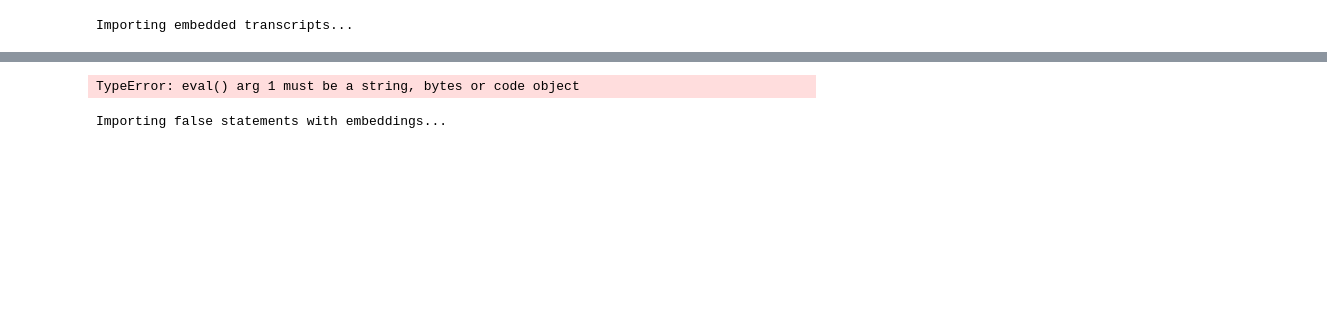
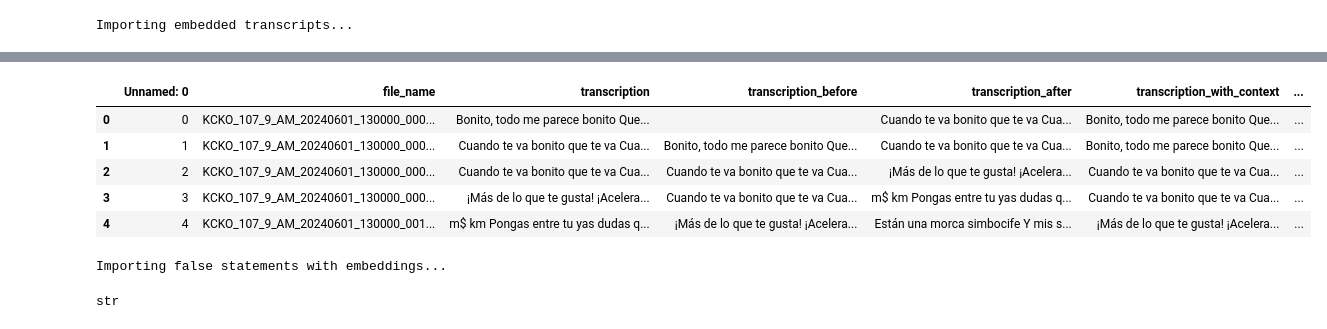
Before and after one commit to jrynning1/misinforadio, a Jupyter notebook: notebooks/5_embeddings_comparisons.ipynb, the cells around one changed output, grey strips where cells are left out. Cells and saved outputs as stored; diff of their text form; code cells hidden in the pictures; blank space fills up the shorter version.

```diff
--- a/notebooks/5_embeddings_comparisons.ipynb
+++ b/notebooks/5_embeddings_comparisons.ipynb
@@ -33,4 +71,12 @@ for embedding in transcript_df['transcription_embedding']:
+# %%
+transcript_df.head()
+# %% [output]
+|  | Unnamed: 0 | file_name | transcription | transcription_before | transcription_after | transcription_with_context | ... |
+| 0 | 0 | KCKO_107_9_AM_20240601_130000_000... | Bonito, todo me parece bonito Que... |  | Cuando te va bonito que te va Cua... | Bonito, todo me parece bonito Que... | ... |
+| 1 | 1 | KCKO_107_9_AM_20240601_130000_000... | Cuando te va bonito que te va Cua... | Bonito, todo me parece bonito Que... | Cuando te va bonito que te va Cua... | Bonito, todo me parece bonito Que... | ... |
+| 2 | 2 | KCKO_107_9_AM_20240601_130000_000... | Cuando te va bonito que te va Cua... | Cuando te va bonito que te va Cua... | ¡Más de lo que te gusta! ¡Acelera... | Cuando te va bonito que te va Cua... | ... |
+| 3 | 3 | KCKO_107_9_AM_20240601_130000_000... | ¡Más de lo que te gusta! ¡Acelera... | Cuando te va bonito que te va Cua... | m$ km Pongas entre tu yas dudas q... | Cuando te va bonito que te va Cua... | ... |
+| 4 | 4 | KCKO_107_9_AM_20240601_130000_001... | m$ km Pongas entre tu yas dudas q... | ¡Más de lo que te gusta! ¡Acelera... | Están una morca simbocife Y mis s... | ¡Más de lo que te gusta! ¡Acelera... | ... |
 # %%
-transcript_df['transcription_embedding'] = transcript_df['transcription_embedding'].apply(eval).apply(np.array)
+# old, slow, and problematic
+# transcript_df['transcription_embedding'] = transcript_df['transcription_embedding'].apply(eval).apply(np.array)
-# %% [output]
-TypeError: eval() arg 1 must be a string, bytes or code object
@@ -53,2 +93,6 @@ false_text_df['statement'] = false_text_df['statement'].replace('\'', '').replac
 # %% [output]
 Importing false statements with embeddings...
+# %%
+type(false_text_df['statement_embedding'][0])
+# %% [output]
+str
```
Also changed, not shown: parts of 20 cells of this notebook, 1 other file.
